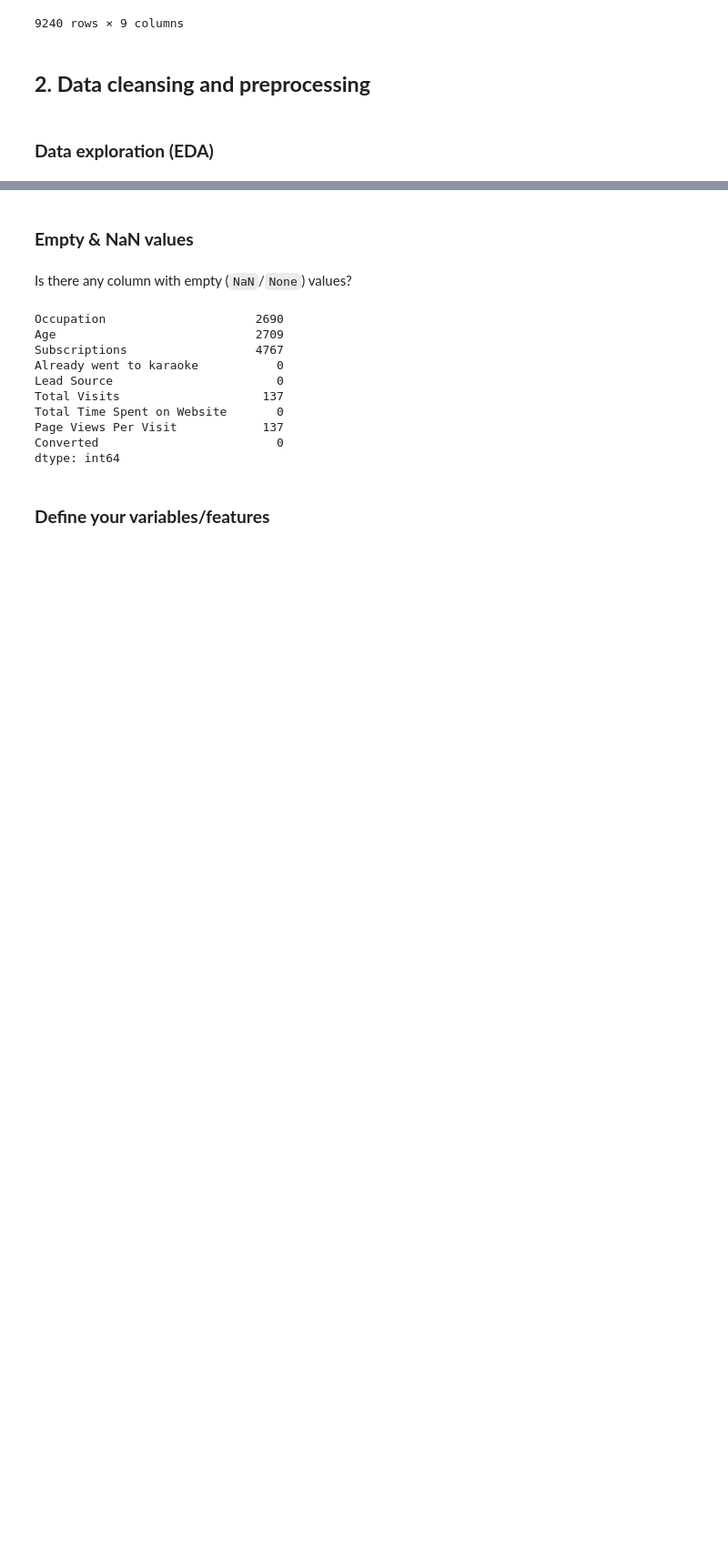
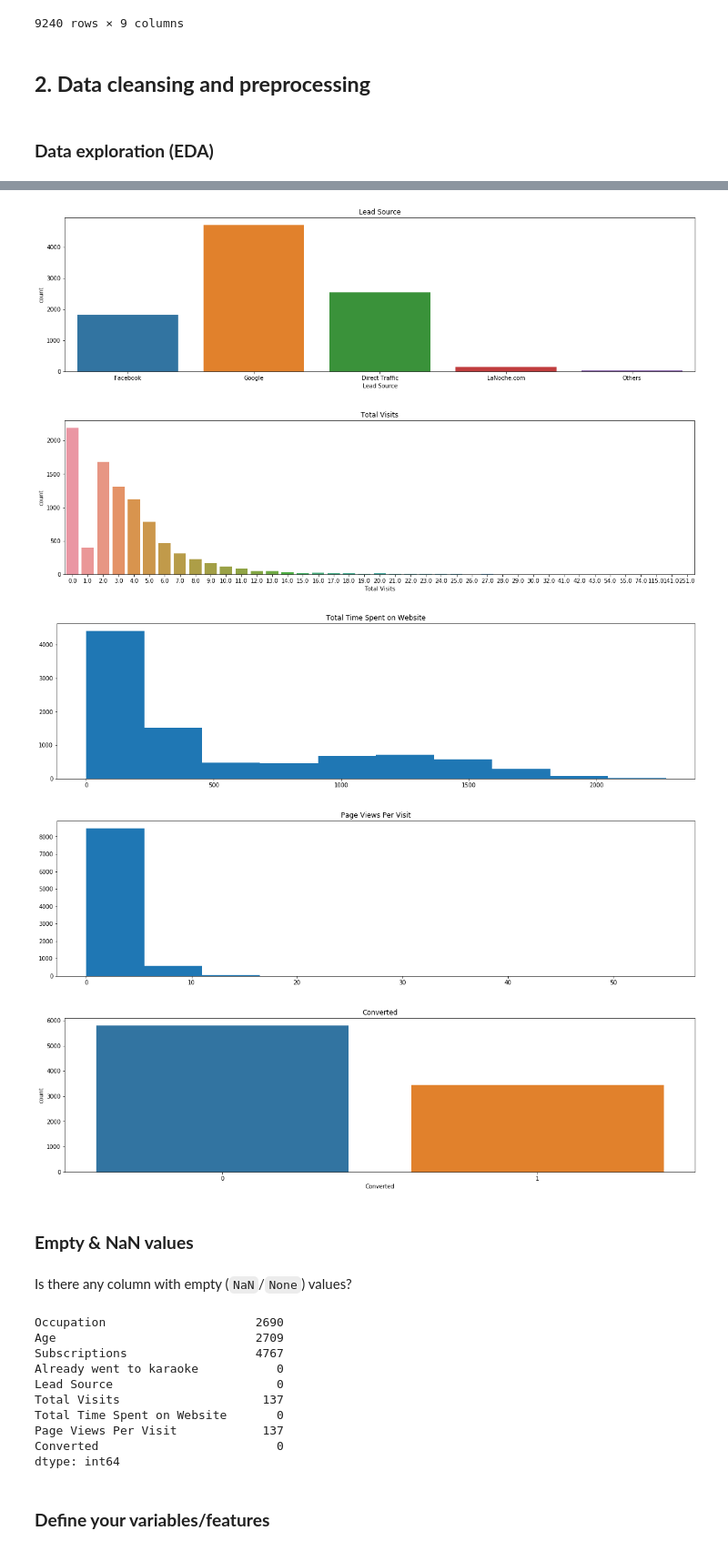
Before and after one commit to LouisCMS/Scoring-training, a Jupyter notebook: scoring-newkarak-case-study.ipynb, the cells around one changed output, grey strips where cells are left out. Shown at 91% size. Drawn from its saved outputs; the diff is of its cells as text; code cells hidden in the pictures; blank space fills up the shorter version.

```diff
--- a/scoring-newkarak-case-study.ipynb
+++ b/scoring-newkarak-case-study.ipynb
@@ -67,3 +69,4 @@ table
 ### **Data exploration (EDA)**
 # %%
 table=table.apply(pd.to_numeric, errors='ignore')
+table['Total Time Spent on Website']=table['Total Time Spent on Website'].astype('float64')
@@ -88,0 +88,10 @@ for c in table.columns:
+# %%
+for c in table.columns:
+    if c != 'Total Time Spent on Website' and c != 'Page Views Per Visit':
+      plot_occurence(c)
+    else :
+      plt.figure(figsize=(20,5))
+      plt.title(c)
+      plt.hist(table[c],bins=10)
+      plt.show()
+# %% [output]
@@ -89,3 +102,8 @@ for c in table.columns:
+[figure, added]
+[figure, added]
+[figure, added]
+[figure, added]
+[figure, added]
 # %% [markdown]
 ### **Empty & NaN values**
 # %% [markdown]
```
Also changed, not shown: parts of 8 cells of this notebook.
